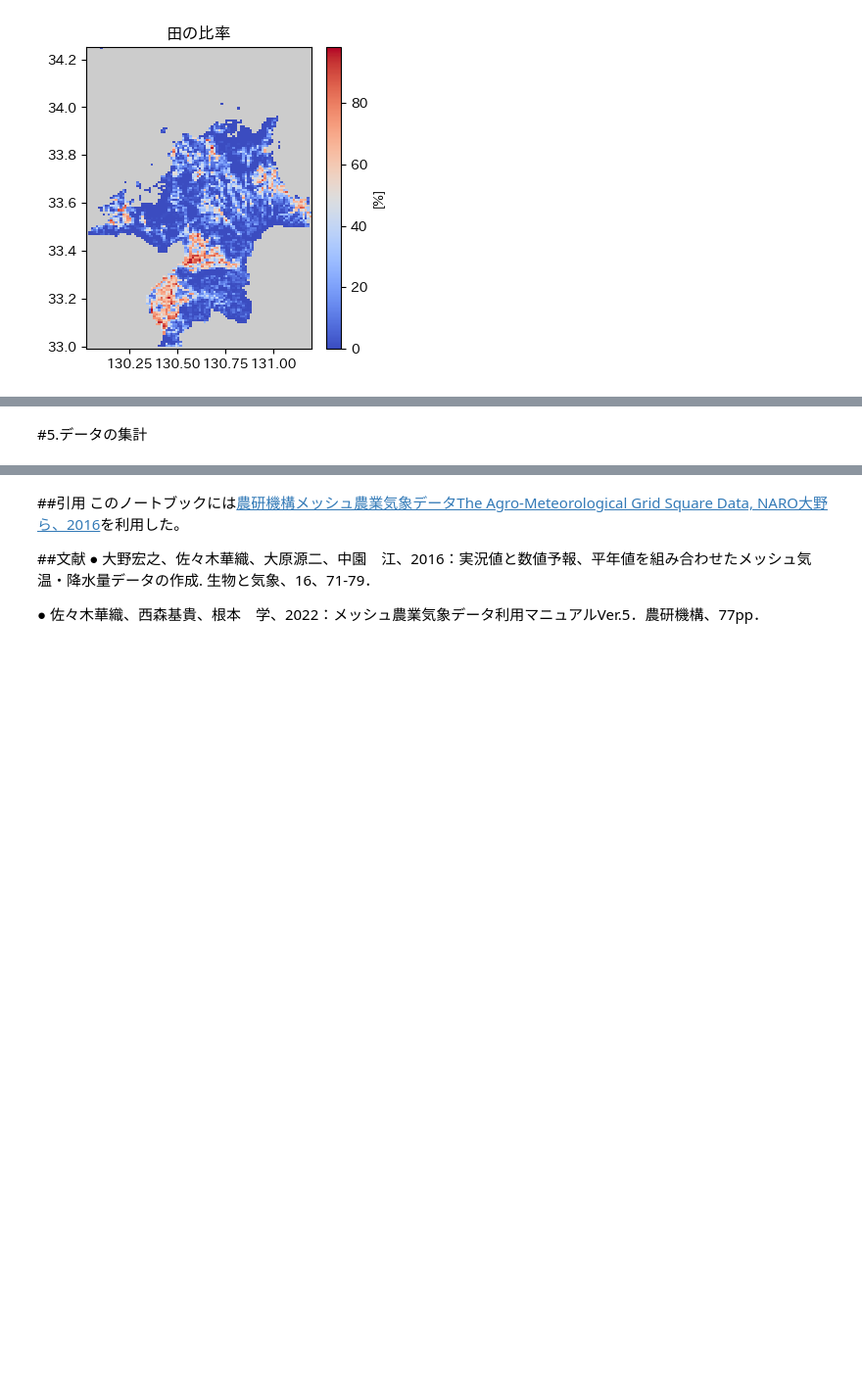
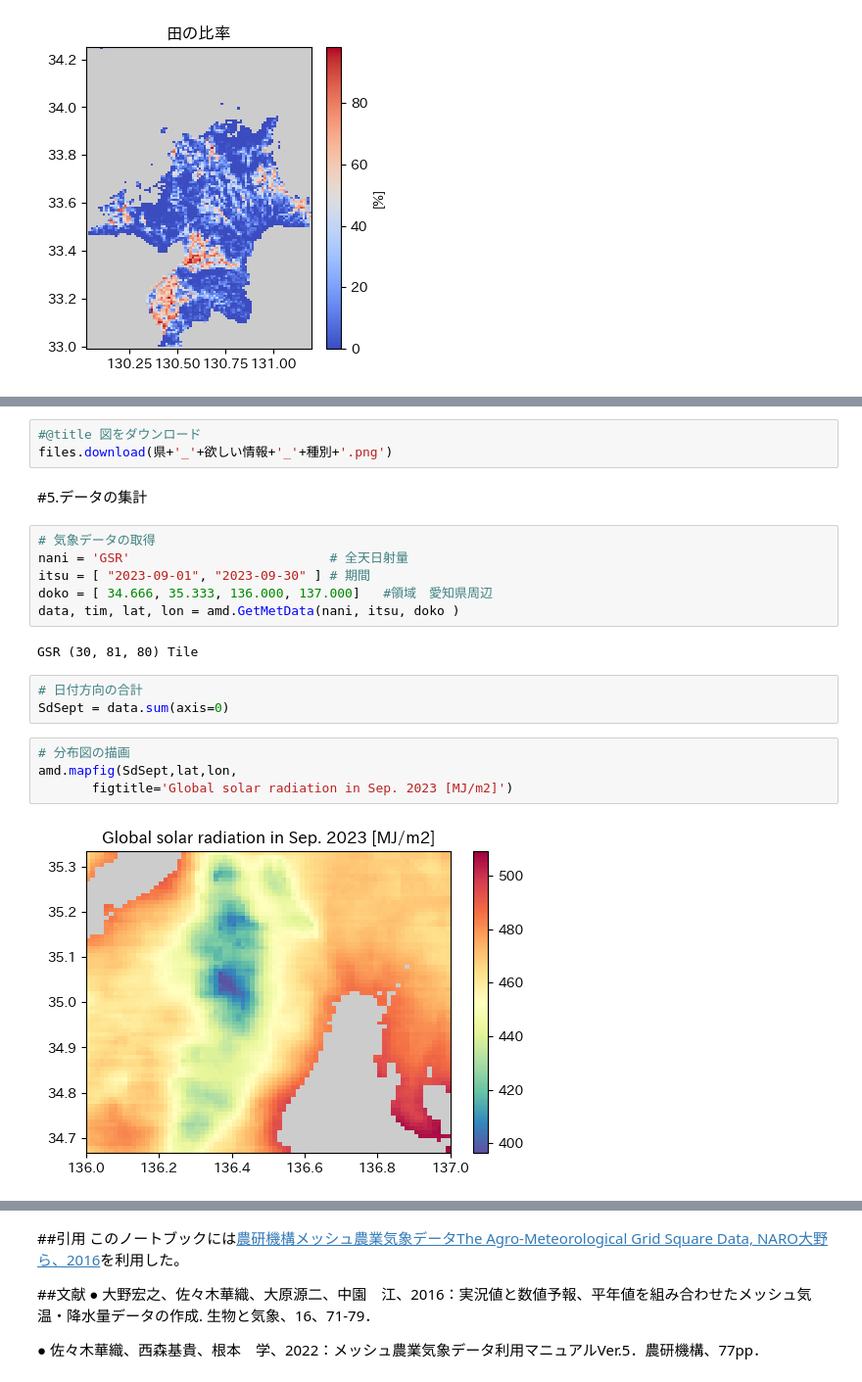
Before and after one commit to 1900690/Agro-Meteorological-Grid-Square-Data, a Jupyter notebook: 1kmメッシュ気象情報.ipynb, the cells around one changed output, grey strips where cells are left out. Shown at 98% size. Saved outputs shown, nothing was run; the diff lists cells and outputs as text; blank space fills up the shorter version.

```diff
--- a/1kmメッシュ気象情報.ipynb
+++ b/1kmメッシュ気象情報.ipynb
@@ -630,2 +788,22 @@ amd.mapfig(TaAp, lat, lon)
+# %%
+#@title 図をダウンロード
+files.download(県+'_'+欲しい情報+'_'+種別+'.png')
 # %% [markdown]
 #5.データの集計
+# %%
+# 気象データの取得
+nani = 'GSR'                          # 全天日射量
+itsu = [ "2023-09-01", "2023-09-30" ] # 期間
+doko = [ 34.666, 35.333, 136.000, 137.000]   #領域　愛知県周辺
+data, tim, lat, lon = amd.GetMetData(nani, itsu, doko )
+# %% [output]
+GSR (30, 81, 80) Tile
+# %%
+# 日付方向の合計
+SdSept = data.sum(axis=0)
+# %%
+# 分布図の描画
+amd.mapfig(SdSept,lat,lon,
+       figtitle='Global solar radiation in Sep. 2023 [MJ/m2]')
+# %% [output]
+[figure, added]
```
Also changed, not shown: parts of 8 cells of this notebook.
